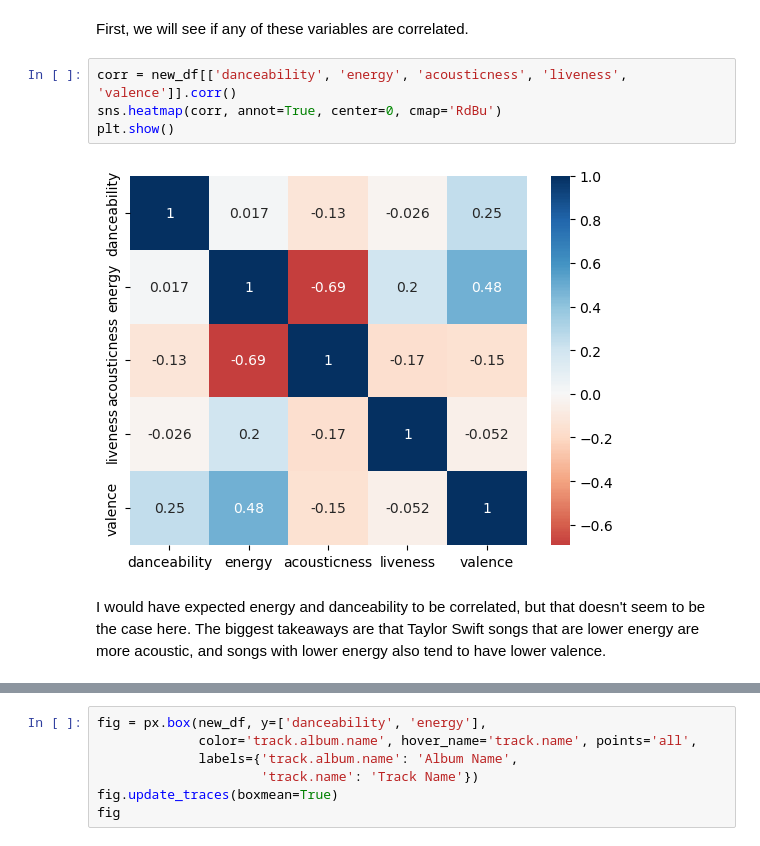
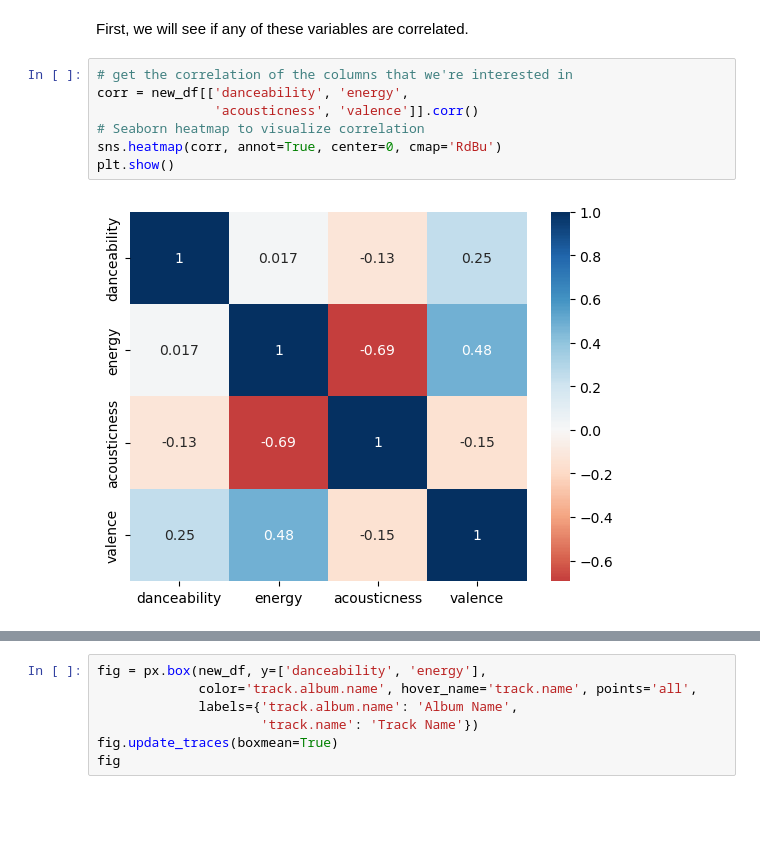
Before and after one commit to jaredcarter/data-science-portfolio, a Jupyter notebook: spotify-data/Eras.ipynb, the cells around one changed output, grey strips where cells are left out. Drawn from its saved outputs; the diff is of its cells as text; blank space fills up the shorter version.

```diff
--- a/spotify-data/Eras.ipynb
+++ b/spotify-data/Eras.ipynb
@@ -163,11 +171,11 @@ new_df = df[~df['track.album.name'].isin(['1989', 'Fearless', 'Red', 'Speak Now'
 # %% [markdown]
 First, we will see if any of these variables are correlated.
 # %%
-corr = new_df[['danceability', 'energy', 'acousticness', 'liveness', 'valence']].corr()
+# get the correlation of the columns that we're interested in
+corr = new_df[['danceability', 'energy',
+               'acousticness', 'valence']].corr()
+# Seaborn heatmap to visualize correlation
 sns.heatmap(corr, annot=True, center=0, cmap='RdBu')
 plt.show()
 # %% [output]
-[figure, old version]
+[figure, new version]
-# %% [markdown]
-I would have expected energy and danceability to be correlated, but that doesn't seem to be the case here.
-The biggest takeaways are that Taylor Swift songs that are lower energy are more acoustic, and songs with lower energy also tend to have lower valence.
```
Also changed, not shown: parts of 9 cells of this notebook, 1 other file.
